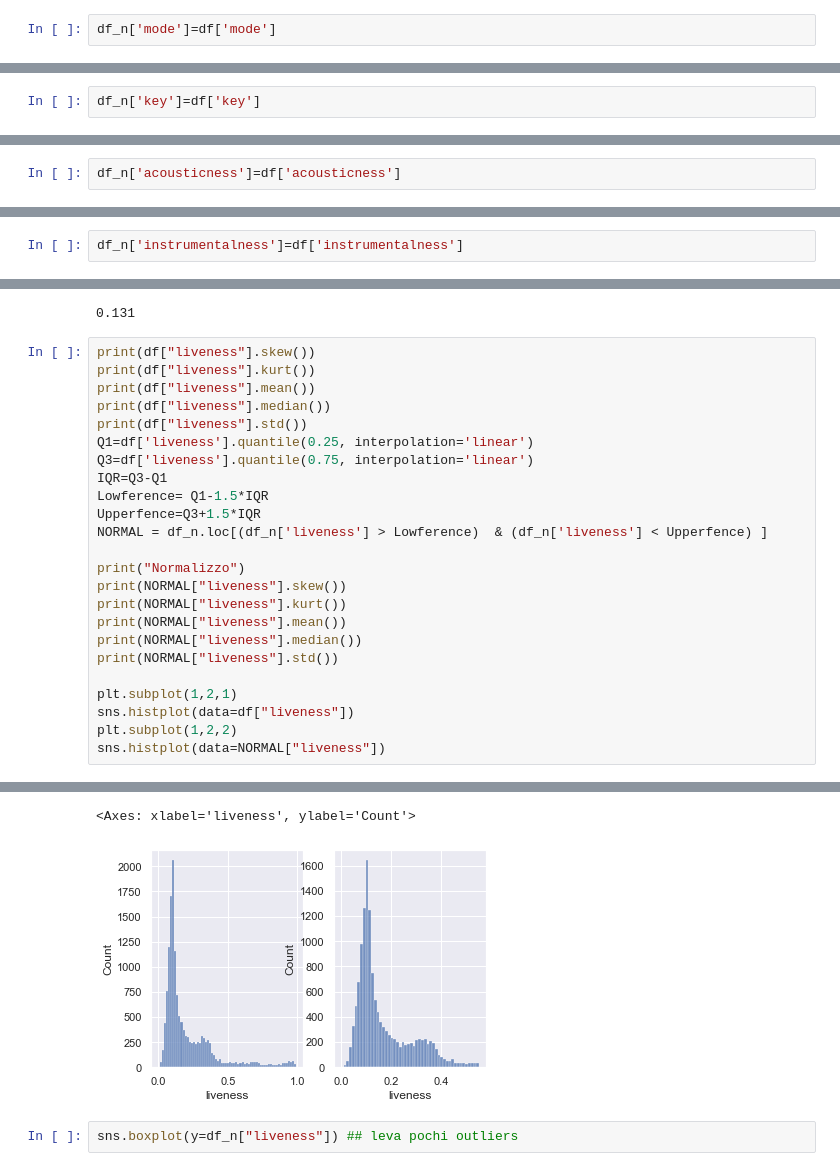
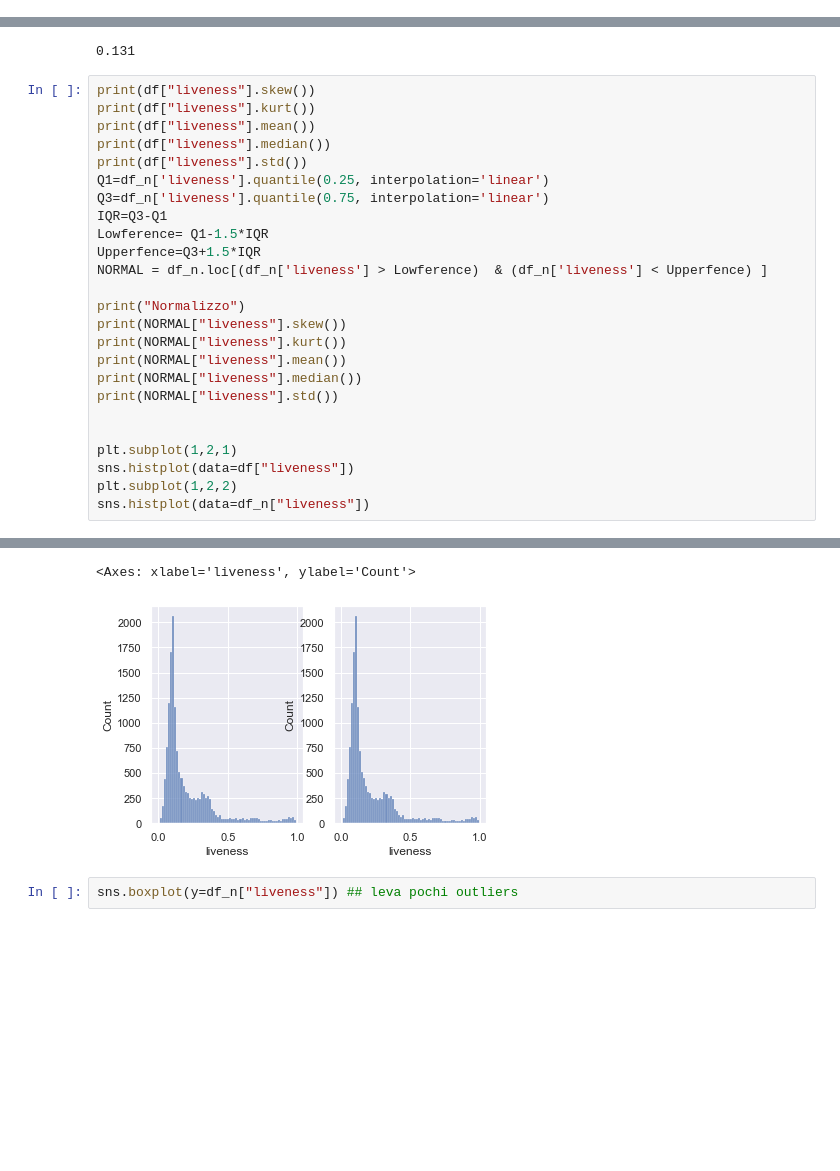
Before and after one commit to Bakko000/Data-Mining, a Jupyter notebook: dataset (missing + split)/Data understanding_2.ipynb, the cells around one changed output, grey strips where cells are left out. Cells and saved outputs as stored; diff of their text form; blank space fills up the shorter version.

```diff
--- a/dataset (missing + split)/Data understanding_2.ipynb
+++ b/dataset (missing + split)/Data understanding_2.ipynb
@@ -756,8 +755,6 @@ plt.hist(df['mode'])
  array([0. , 0.1, 0.2, 0.3, 0.4, 0.5, 0.6, 0.7, 0.8, 0.9, 1. ]),
  <BarContainer object of 10 artists>)
 [figure]
-# %%
-df_n['mode']=df['mode']
 # %% [markdown]
 ## key
 # %%
@@ -773,8 +770,6 @@ plt.hist(df['key'])
  array([ 0. ,  1.1,  2.2,  3.3,  4.4,  5.5,  6.6,  7.7,  8.8,  9.9, 11. ]),
  <BarContainer object of 10 artists>)
 [figure]
-# %%
-df_n['key']=df['key']
 # %% [markdown]
 ## Acousticness
 # %%
@@ -791,8 +786,6 @@ plt.hist(df['acousticness'])
         0.7968, 0.8964, 0.996 ]),
  <BarContainer object of 10 artists>)
 [figure]
-# %%
-df_n['acousticness']=df['acousticness']
 # %% [markdown]
 ## Instrumentalness
 # %%
@@ -808,8 +801,6 @@ plt.hist(df['instrumentalness'])
  array([0. , 0.1, 0.2, 0.3, 0.4, 0.5, 0.6, 0.7, 0.8, 0.9, 1. ]),
  <BarContainer object of 10 artists>)
 [figure]
-# %%
-df_n['instrumentalness']=df['instrumentalness']
 # %% [markdown]
 ## Liveness
 # %%
@@ -840,38 +831,39 @@ print(df["liveness"].kurt())
 print(df["liveness"].mean())
 print(df["liveness"].median())
 print(df["liveness"].std())
-Q1=df['liveness'].quantile(0.25, interpolation='linear')
-Q3=df['liveness'].quantile(0.75, interpolation='linear')
+Q1=df_n['liveness'].quantile(0.25, interpolation='linear')
+Q3=df_n['liveness'].quantile(0.75, interpolation='linear')
 IQR=Q3-Q1
 Lowference= Q1-1.5*IQR
 Upperfence=Q3+1.5*IQR
 NORMAL = df_n.loc[(df_n['liveness'] > Lowference)  & (df_n['liveness'] < Upperfence) ]
 
 print("Normalizzo")
 print(NORMAL["liveness"].skew())
 print(NORMAL["liveness"].kurt())
 print(NORMAL["liveness"].mean())
 print(NORMAL["liveness"].median())
 print(NORMAL["liveness"].std())
 
+
 plt.subplot(1,2,1)
 sns.histplot(data=df["liveness"])
 plt.subplot(1,2,2)
-sns.histplot(data=NORMAL["liveness"])
+sns.histplot(data=df_n["liveness"])
 # %% [output]
 2.0681746794881257
 4.138750175631953
 0.2167901466666682
 0.131
 0.1952950515879089
 Normalizzo
 1.2294112977381715
 0.7103266250632481
 0.17068545231391313
 0.122
 0.10961656539633165
 <Axes: xlabel='liveness', ylabel='Count'>
-[figure, old version]
+[figure, new version]
 # %%
 sns.boxplot(y=df_n["liveness"]) ## leva pochi outliers
 # %% [output]
```
Also changed, not shown: parts of 12 cells of this notebook, 1 other file.
